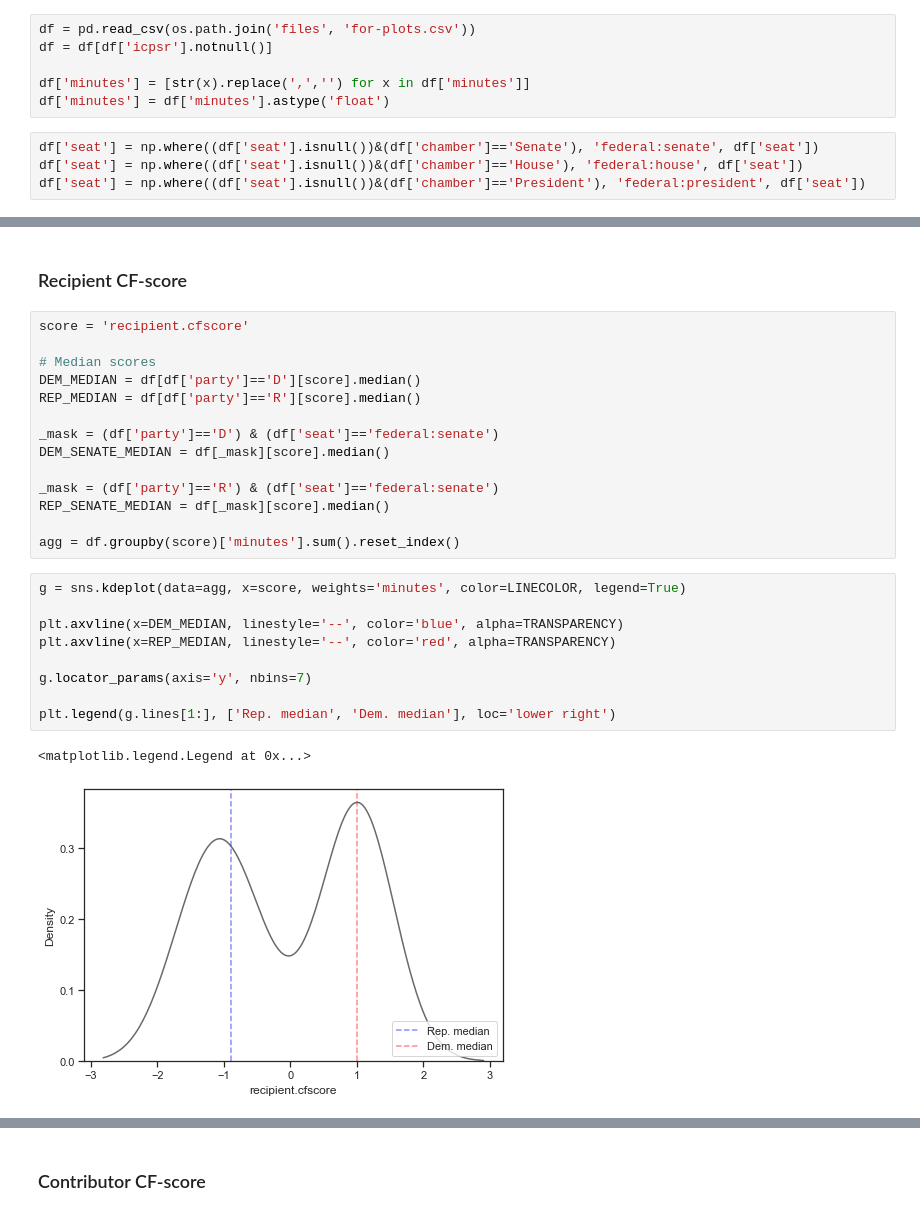
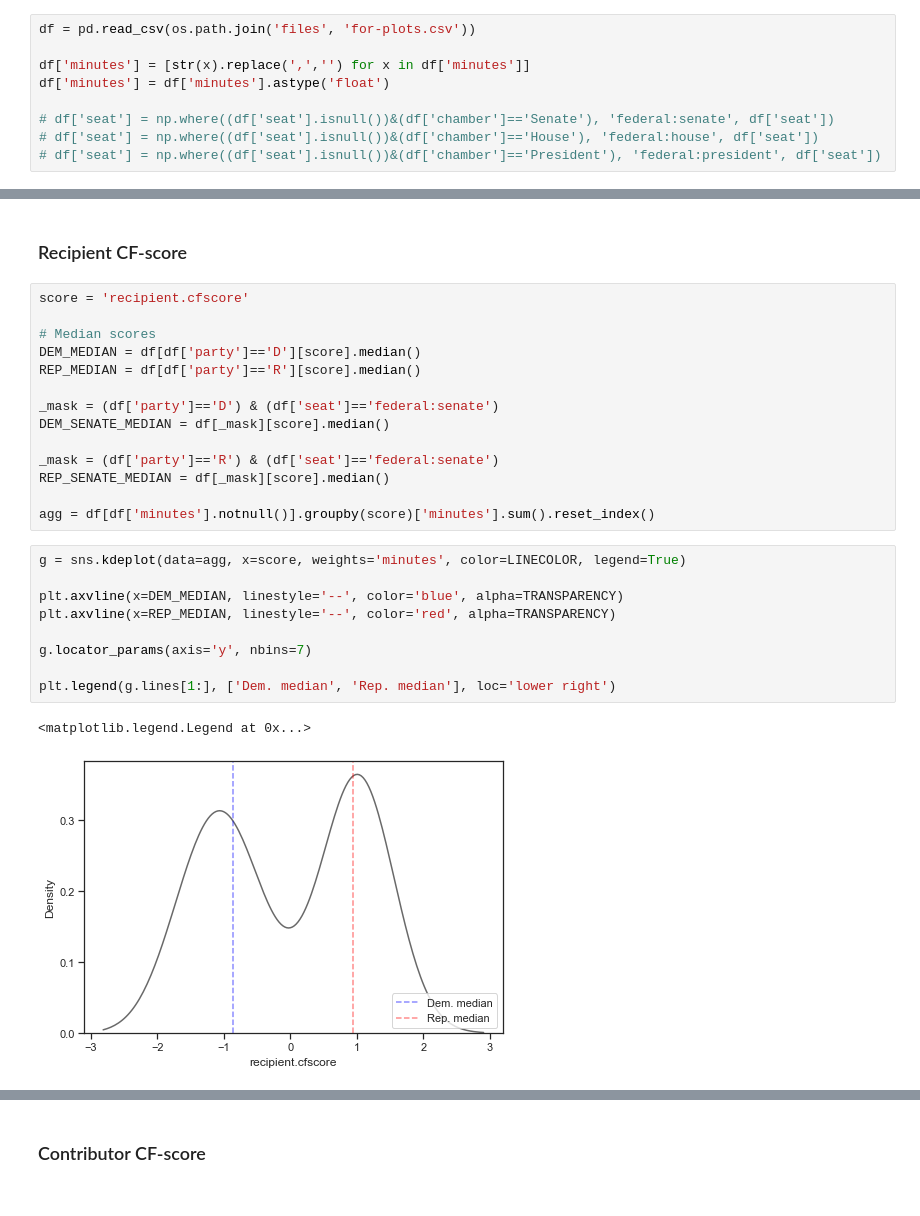
Before and after one commit to notnews/who, a Jupyter notebook: scripts/05_fig3_density_plot_dime.ipynb, the cells around one changed output, grey strips where cells are left out. Saved outputs shown, nothing was run; the diff lists cells and outputs as text.

```diff
--- a/scripts/05_fig3_density_plot_dime.ipynb
+++ b/scripts/05_fig3_density_plot_dime.ipynb
@@ -14,14 +14,13 @@ warnings.filterwarnings('ignore')
 #### Preamble
 # %%
 df = pd.read_csv(os.path.join('files', 'for-plots.csv'))
-df = df[df['icpsr'].notnull()]
 
 df['minutes'] = [str(x).replace(',','') for x in df['minutes']]
 df['minutes'] = df['minutes'].astype('float')
+
+# df['seat'] = np.where((df['seat'].isnull())&(df['chamber']=='Senate'), 'federal:senate', df['seat'])
+# df['seat'] = np.where((df['seat'].isnull())&(df['chamber']=='House'), 'federal:house', df['seat'])
+# df['seat'] = np.where((df['seat'].isnull())&(df['chamber']=='President'), 'federal:president', df['seat'])
-# %%
-df['seat'] = np.where((df['seat'].isnull())&(df['chamber']=='Senate'), 'federal:senate', df['seat'])
-df['seat'] = np.where((df['seat'].isnull())&(df['chamber']=='House'), 'federal:house', df['seat'])
-df['seat'] = np.where((df['seat'].isnull())&(df['chamber']=='President'), 'federal:president', df['seat'])
 # %%
 # Graph settings
 TRANSPARENCY = 0.45
@@ -45,19 +44,19 @@ DEM_SENATE_MEDIAN = df[_mask][score].median()
 _mask = (df['party']=='R') & (df['seat']=='federal:senate')
 REP_SENATE_MEDIAN = df[_mask][score].median()
 
-agg = df.groupby(score)['minutes'].sum().reset_index()
+agg = df[df['minutes'].notnull()].groupby(score)['minutes'].sum().reset_index()
 # %%
 g = sns.kdeplot(data=agg, x=score, weights='minutes', color=LINECOLOR, legend=True)
 
 plt.axvline(x=DEM_MEDIAN, linestyle='--', color='blue', alpha=TRANSPARENCY)
 plt.axvline(x=REP_MEDIAN, linestyle='--', color='red', alpha=TRANSPARENCY)
 
 g.locator_params(axis='y', nbins=7)
 
-plt.legend(g.lines[1:], ['Rep. median', 'Dem. median'], loc='lower right')
+plt.legend(g.lines[1:], ['Dem. median', 'Rep. median'], loc='lower right')
 # %% [output]
 <matplotlib.legend.Legend at 0x...>
-[figure, old version]
+[figure, new version]
 # %%
 g = sns.kdeplot(data=agg, x=score, weights='minutes', color=LINECOLOR, legend=True)
 
```
Also changed, not shown: parts of 12 cells of this notebook, 2 other files.
